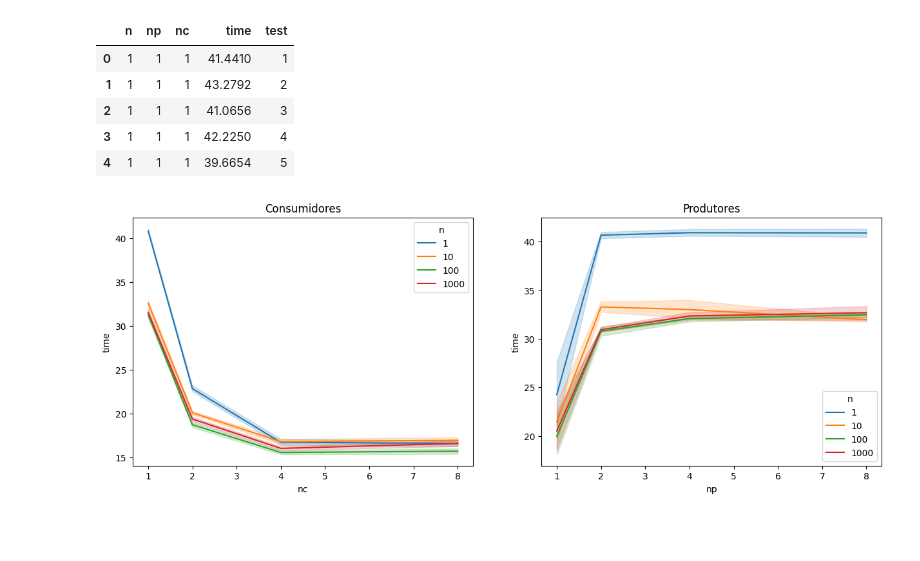
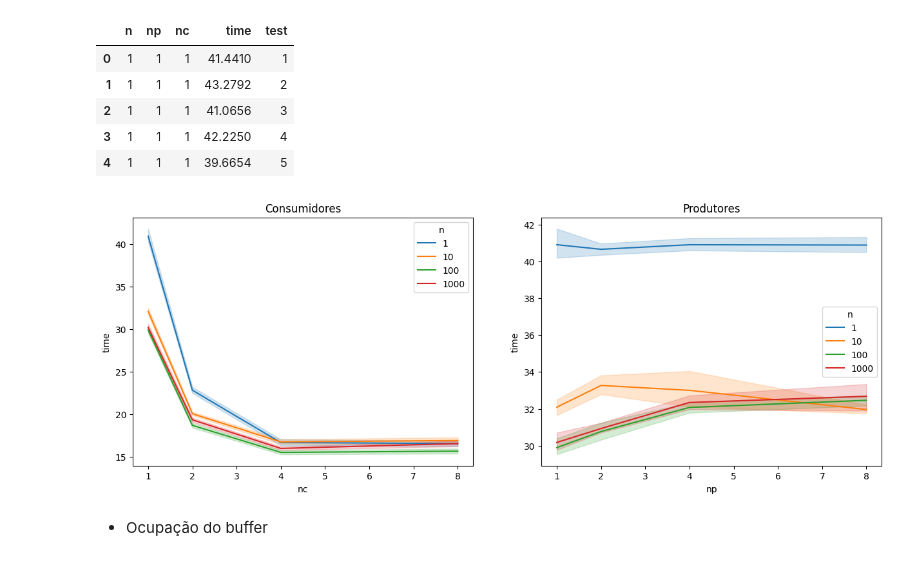
Before and after one commit to MariaLuizaCw/distributed-systems, a Jupyter notebook: TP2/analysis.ipynb, the cells around one changed output. Cells and saved outputs as stored; diff of their text form; code cells hidden in the pictures; blank space fills up the shorter version.

Commit message:
correct graphs

```diff
--- a/TP2/analysis.ipynb
+++ b/TP2/analysis.ipynb
@@ -134,12 +152,14 @@ semaforo_df.head()
 # %%
 fig, axes = plt.subplots(1, 2, figsize=(15, 5))
 
-sns.lineplot(ax=axes[0], data=semaforo_df, x='nc', y='time', hue='n', palette='tab10')
+sns.lineplot(ax=axes[0], data=semaforo_df[semaforo_df['np'] == 1], x='nc', y='time', hue='n', palette='tab10')
 axes[0].set_title('Consumidores')
 
-sns.lineplot(ax=axes[1], data=semaforo_df, x='np', y='time', hue='n', palette='tab10')
+sns.lineplot(ax=axes[1], data=semaforo_df[semaforo_df['nc'] == 1], x='np', y='time', hue='n', palette='tab10')
 axes[1].set_title('Produtores')
 
 plt.show()
 # %% [output]
-[figure, old version]
+[figure, new version]
+# %% [markdown]
+- Ocupação do buffer
```
Also changed, not shown: parts of 11 cells of this notebook.
